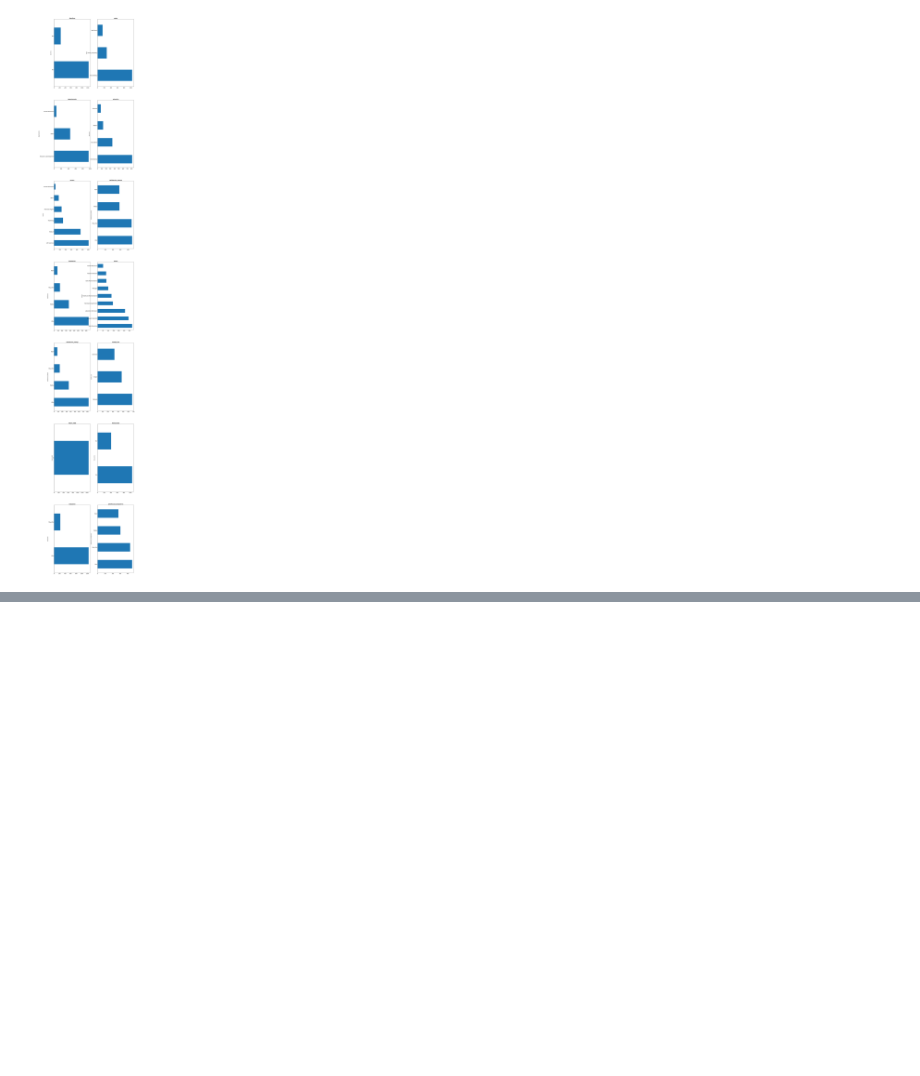
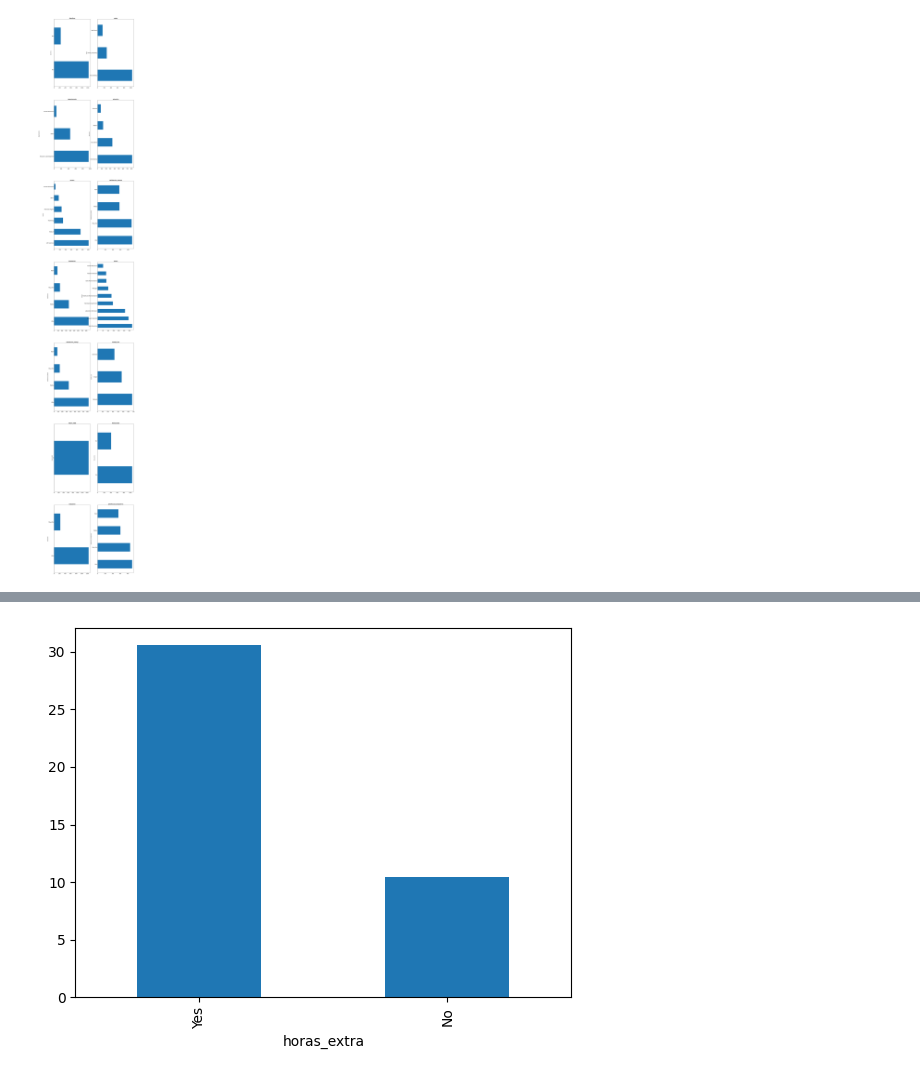
Before and after one commit to emontoyab/Proyecto, a Jupyter notebook: Proyecto.ipynb, the cells around one changed output, grey strips where cells are left out. Saved outputs shown, nothing was run; the diff lists cells and outputs as text; code cells hidden in the pictures; blank space fills up the shorter version.

```diff
--- a/Proyecto.ipynb
+++ b/Proyecto.ipynb
@@ -93,0 +187,6 @@ graficos_eda_categoricas(df.select_dtypes('O'))
+# %%
+#Análisis de horas extra
+temp = df.groupby('horas_extra').abandono.mean().sort_values(ascending = False) * 100
+temp.plot.bar();
+# %% [output]
+[figure, added]
```
Also changed, not shown: parts of 33 cells of this notebook.
